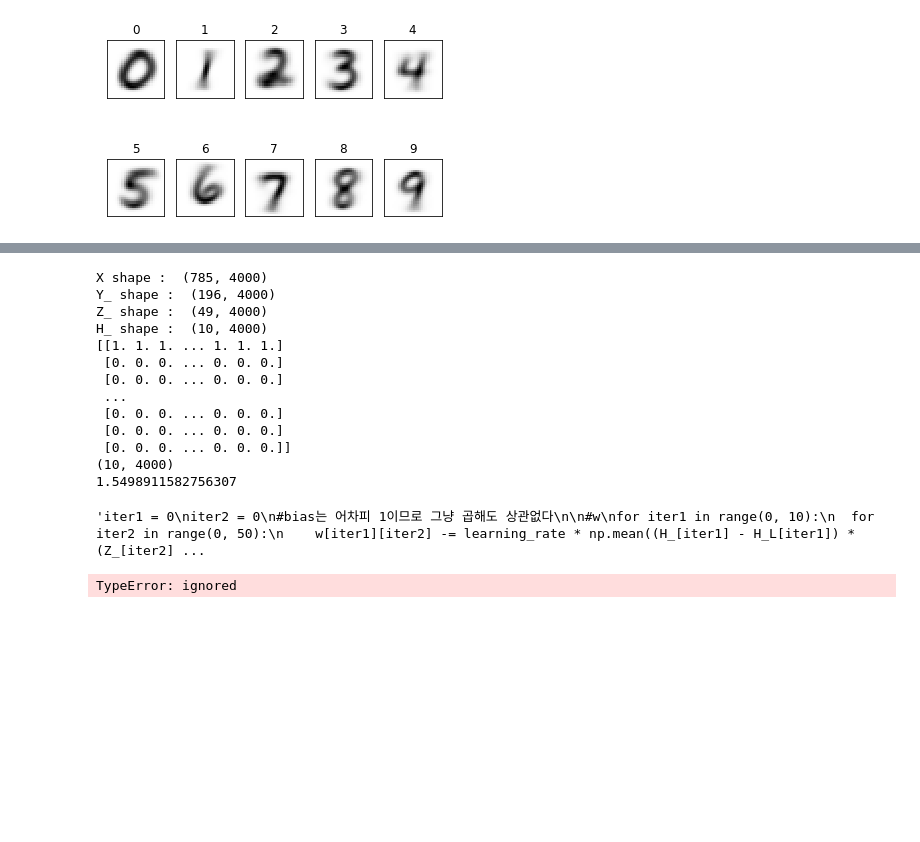
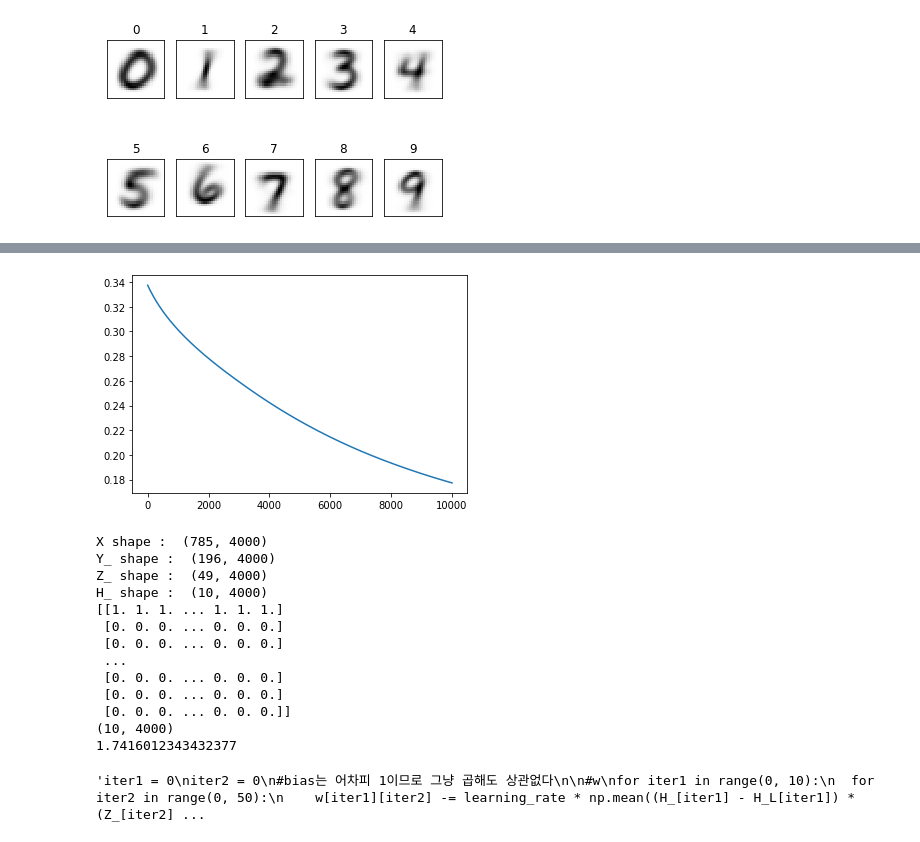
Before and after one commit to CJavaPython/AssignmentFolder, a Jupyter notebook: Assignment09/Assignment09.ipynb, the cells around one changed output, grey strips where cells are left out. Saved outputs shown, nothing was run; the diff lists cells and outputs as text; code cells hidden in the pictures; blank space fills up the shorter version.

Commit message:
1. plot loss curve

```diff
--- a/Assignment09/Assignment09.ipynb
+++ b/Assignment09/Assignment09.ipynb
@@ -106,0 +113,20 @@ plt.show()
+# %%
+#구해야 하는 label
+
+real_label = np.zeros((10, 6000))
+#label
+for i in range(0, 6000):
+  for j in range(0, 10):
+    if j == list_label[i]:
+      real_label[j][i] = 1
+    else:
+      real_label[j][i] = 0
+
+test_real_label = np.zeros((10, 4000))
+#test label
+for i in range(0, 4000):
+  for j in range(0, 10):
+    if j == list_label[i]:
+      test_real_label[j][i] = 1
+    else:
+      test_real_label[j][i] = 0
@@ -106,0 +323,6 @@ plt.show()
+# %%
+#training loss
+plt.plot(cost_list)
+plt.show()
+# %% [output]
+[figure, added]
@@ -176,10 +441,10 @@ print(H_L.shape)
 
 
 
-J_H = np.mean(-1 * H_L * np.log(H_) - (1 - H_L) * np.log(1 - H_))
+J_H = np.mean(-1 * H_L * np.log(H_) - (1 -H_L) * np.log(1 - H_))
 print(J_H)
 
-learning_rate = 0.001
+learning_rate = 0.0001
 """iter1 = 0
 iter2 = 0
 #bias는 어차피 1이므로 그냥 곱해도 상관없다
@@ -219,7 +484,7 @@ H_ shape :  (10, 4000)
  [0. 0. 0. ... 0. 0. 0.]
  [0. 0. 0. ... 0. 0. 0.]]
 (10, 4000)
-1.5498911582756307
+1.7416012343432377
 'iter1 = 0\niter2 = 0\n#bias는 어차피 1이므로 그냥 곱해도 상관없다\n\n#w\nfor iter1 in range(0, 10):\n  for iter2 in range(0, 50):\n    w[iter1][iter2] -= learning_rate * np.mean((H_[iter1] - H_L[iter1]) * (Z_[iter2] ...
 # %%
 #bias 제외하고 생각한 그림
@@ -231,7 +496,5 @@ H_ shape :  (10, 4000)
 w -= learning_rate * np.dot(H_ - H_L, Z_.T) / 4000
 #BIAS제외가 필요
 v -= learning_rate * np.dot(np.dot(w.T[1:,], H_ - H_L) * Z_[1:,] * (1 - Z_[1:,]), Y_.T) / 4000
-#u
-u -= learning_rate * np.dot(np.dot(v.T[1:,], np.dot(w.T[1:,], H_ - H_L) * Z_[1:,] * (1 - Z_[1:,])) * Y_[1:,](1 - Y_[1:,]), X.T) / 4000
+#u / 마찬가지로 bias제외
+u -= learning_rate * np.dot( np.dot(v.T[1:,], np.dot(w.T[1:,], H_ - H_L) * Z_[1:,]* (1 - Z_[1:,])) * Y_[1:,] * (1 - Y_[1:,]), X.T )/ 4000
-# %% [output]
-TypeError: ignored
```
Also changed, not shown: parts of 8 cells of this notebook.
